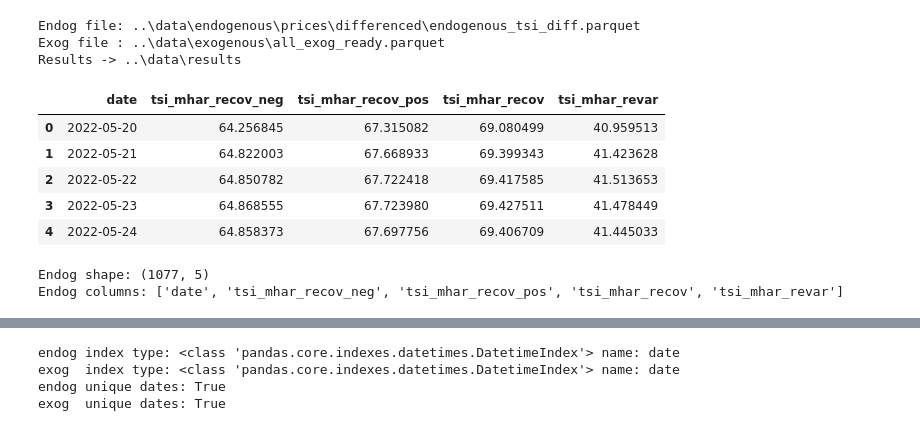
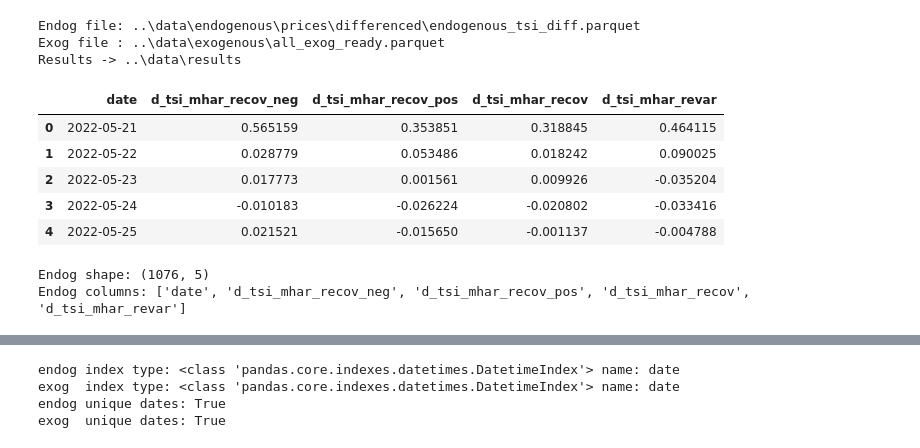
Before and after one commit to franrolotti/volatility-spillovers-methodology, a Jupyter notebook: notebooks/6_ols_newey_west.ipynb, the cells around one changed output, grey strips where cells are left out. Saved outputs shown, nothing was run; the diff lists cells and outputs as text; code cells hidden in the pictures.

```diff
--- a/notebooks/6_ols_newey_west.ipynb
+++ b/notebooks/6_ols_newey_west.ipynb
@@ -58,24 +58,24 @@ Results -> ..\data\results
 # %%
 # Load endogenous (endog)
 
-# endog_raw = pd.read_parquet(endog_path) # differenced
-endog_raw = pd.read_parquet(endog_levels_path)
+endog_raw = pd.read_parquet(endog_path) # differenced
+#endog_raw = pd.read_parquet(endog_levels_path)
 display(endog_raw.head())
 
 endog_raw["date"] = pd.to_datetime(endog_raw["date"])
 endog = endog_raw.set_index("date").sort_index()
 
 print("Endog shape:", endog_raw.shape)
 print("Endog columns:", list(endog_raw.columns))
 # %% [output]
-|  | date | tsi_mhar_recov_neg | tsi_mhar_recov_pos | tsi_mhar_recov | tsi_mhar_revar |
-| 0 | 2022-05-20 | 64.256845 | 67.315082 | 69.080499 | 40.959513 |
-| 1 | 2022-05-21 | 64.822003 | 67.668933 | 69.399343 | 41.423628 |
-| 2 | 2022-05-22 | 64.850782 | 67.722418 | 69.417585 | 41.513653 |
-| 3 | 2022-05-23 | 64.868555 | 67.723980 | 69.427511 | 41.478449 |
-| 4 | 2022-05-24 | 64.858373 | 67.697756 | 69.406709 | 41.445033 |
+|  | date | d_tsi_mhar_recov_neg | d_tsi_mhar_recov_pos | d_tsi_mhar_recov | d_tsi_mhar_revar |
+| 0 | 2022-05-21 | 0.565159 | 0.353851 | 0.318845 | 0.464115 |
+| 1 | 2022-05-22 | 0.028779 | 0.053486 | 0.018242 | 0.090025 |
+| 2 | 2022-05-23 | 0.017773 | 0.001561 | 0.009926 | -0.035204 |
+| 3 | 2022-05-24 | -0.010183 | -0.026224 | -0.020802 | -0.033416 |
+| 4 | 2022-05-25 | 0.021521 | -0.015650 | -0.001137 | -0.004788 |
-Endog shape: (1077, 5)
-Endog columns: ['date', 'tsi_mhar_recov_neg', 'tsi_mhar_recov_pos', 'tsi_mhar_recov', 'tsi_mhar_revar']
+Endog shape: (1076, 5)
+Endog columns: ['date', 'd_tsi_mhar_recov_neg', 'd_tsi_mhar_recov_pos', 'd_tsi_mhar_recov', 'd_tsi_mhar_revar']
 # %%
 # Load exogenous (exog)
 
```
Also changed, not shown: parts of 8 cells of this notebook, 8 other files.
